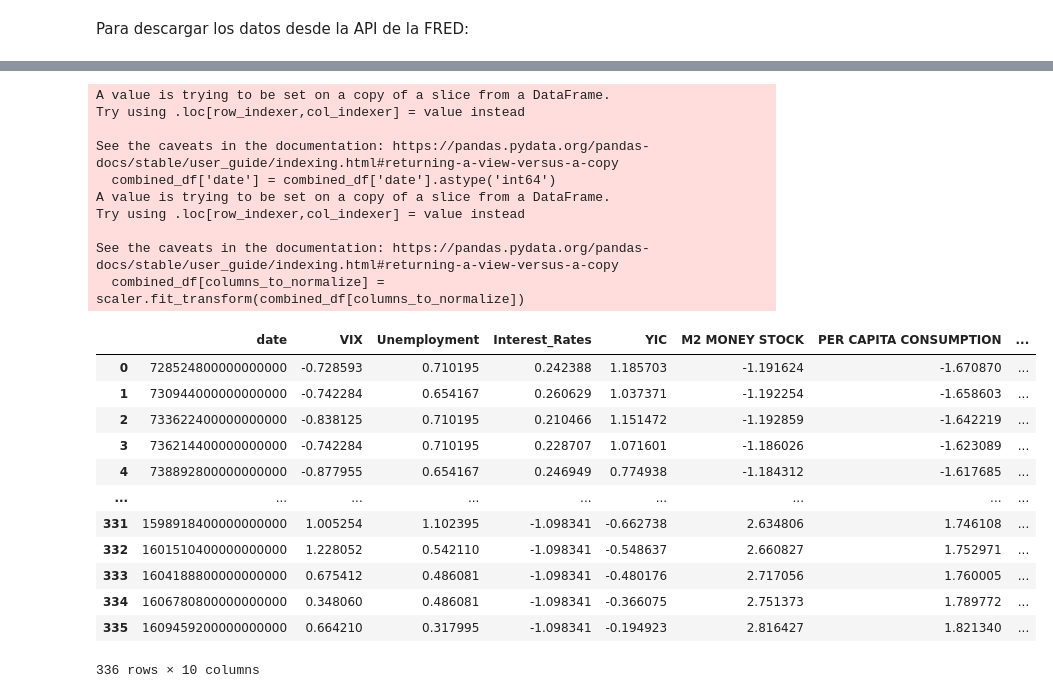
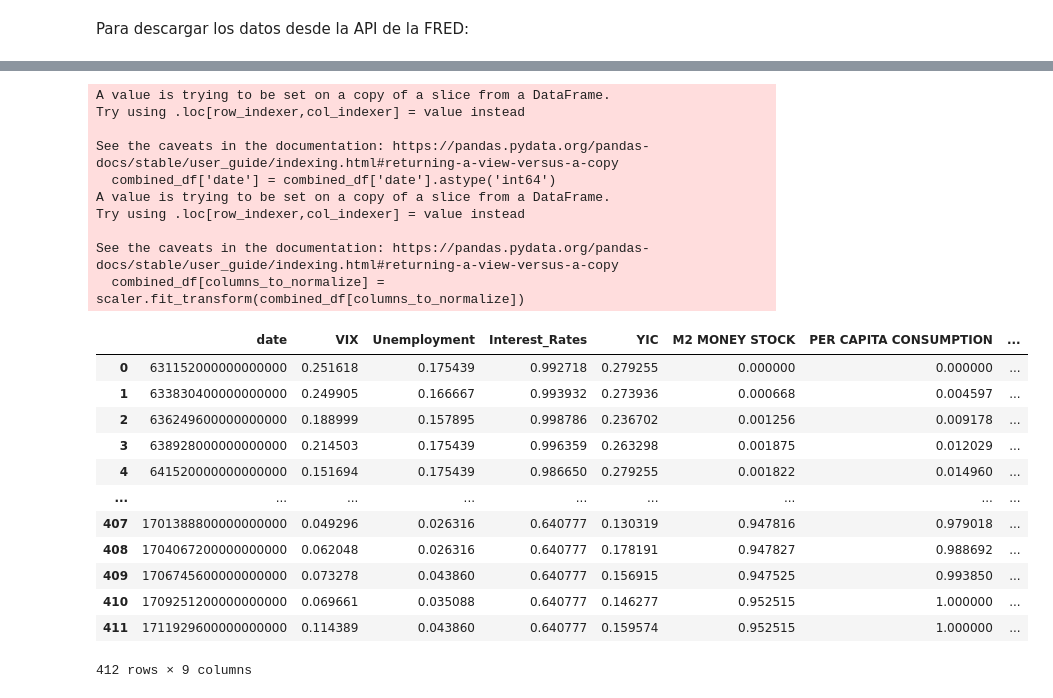
Before and after one commit to ExequielVialPrado/TFM-US-PREDICTION, a Jupyter notebook: tfm_code.ipynb, the cells around one changed output, grey strips where cells are left out. Drawn from its saved outputs; the diff is of its cells as text; code cells hidden in the pictures.

```diff
--- a/tfm_code.ipynb
+++ b/tfm_code.ipynb
@@ -195,0 +193,4 @@ combined_df
+# %%
+combined_df = combined_df[:-1]
+
+combined_df
@@ -202,8 +238,5 @@ columnas = combined_df.columns[1:]
 for col in columnas:
     combined_df[col] = pd.to_numeric(combined_df[col], errors='coerce')
 
-combined_df = combined_df.dropna()
-
 combined_df
-# combined_df.to_excel('dataframe.xlsx')
 # %% [output]
@@ -224,0 +289,4 @@ combined_df.to_excel('dataframe.xlsx', index = False)
+# %%
+# Calcular la división promedio entre cada celda y su celda anterior
+factor_M2 = (combined_df['M2 MONEY STOCK'] / combined_df['M2 MONEY STOCK'].shift(1)).mean(skipna=True)
+factor_PCP = (combined_df['PER CAPITA CONSUMPTION'] / combined_df['PER CAPITA CONSUMPTION'].shift(1)).mean(skipna=True)
@@ -224,0 +299,3 @@ combined_df.to_excel('dataframe.xlsx', index = False)
+# %%
+combined_df['M2 MONEY STOCK'] = combined_df['M2 MONEY STOCK'].fillna(method='ffill') * factor_M2
+combined_df['PER CAPITA CONSUMPTION'] = combined_df['PER CAPITA CONSUMPTION'].fillna(method='ffill') * factor_PCP
@@ -225,43 +345,43 @@ combined_df.to_excel('dataframe.xlsx', index = False)
 # %%
 
 # Convertir la columna de fechas a una representación numérica antes de la división de datos
 combined_df['date'] = combined_df['date'].astype('int64')
 
-scaler = StandardScaler()
+scaler = MinMaxScaler()
 
 # Normalizar el DataFrame excepto la columna 'date'
 columns_to_normalize = combined_df.columns.difference(['date','USREC'])  # Excluir la columna 'date'
 combined_df[columns_to_normalize] = scaler.fit_transform(combined_df[columns_to_normalize])
 
 # Suponiendo que df contiene tu DataFrame original con los datos
 X = combined_df.drop('USREC', axis=1)
 y = combined_df['USREC']
 
 combined_df
 # %% [output]
 A value is trying to be set on a copy of a slice from a DataFrame.
 Try using .loc[row_indexer,col_indexer] = value instead
 
 See the caveats in the documentation: https://pandas.pydata.org/pandas-docs/stable/user_guide/indexing.html#returning-a-view-versus-a-copy
   combined_df['date'] = combined_df['date'].astype('int64')
 A value is trying to be set on a copy of a slice from a DataFrame.
 Try using .loc[row_indexer,col_indexer] = value instead
 
 See the caveats in the documentation: https://pandas.pydata.org/pandas-docs/stable/user_guide/indexing.html#returning-a-view-versus-a-copy
   combined_df[columns_to_normalize] = scaler.fit_transform(combined_df[columns_to_normalize])
 |  | date | VIX | Unemployment | Interest_Rates | YIC | M2 MONEY STOCK | PER CAPITA CONSUMPTION | ... |
-| 0 | 728524800000000000 | -0.728593 | 0.710195 | 0.242388 | 1.185703 | -1.191624 | -1.670870 | ... |
-| 1 | 730944000000000000 | -0.742284 | 0.654167 | 0.260629 | 1.037371 | -1.192254 | -1.658603 | ... |
-| 2 | 733622400000000000 | -0.838125 | 0.710195 | 0.210466 | 1.151472 | -1.192859 | -1.642219 | ... |
-| 3 | 736214400000000000 | -0.742284 | 0.710195 | 0.228707 | 1.071601 | -1.186026 | -1.623089 | ... |
-| 4 | 738892800000000000 | -0.877955 | 0.654167 | 0.246949 | 0.774938 | -1.184312 | -1.617685 | ... |
+| 0 | 631152000000000000 | 0.251618 | 0.175439 | 0.992718 | 0.279255 | 0.000000 | 0.000000 | ... |
+| 1 | 633830400000000000 | 0.249905 | 0.166667 | 0.993932 | 0.273936 | 0.000668 | 0.004597 | ... |
+| 2 | 636249600000000000 | 0.188999 | 0.157895 | 0.998786 | 0.236702 | 0.001256 | 0.009178 | ... |
+| 3 | 638928000000000000 | 0.214503 | 0.175439 | 0.996359 | 0.263298 | 0.001875 | 0.012029 | ... |
+| 4 | 641520000000000000 | 0.151694 | 0.175439 | 0.986650 | 0.279255 | 0.001822 | 0.014960 | ... |
 | ... | ... | ... | ... | ... | ... | ... | ... | ... |
-| 331 | 1598918400000000000 | 1.005254 | 1.102395 | -1.098341 | -0.662738 | 2.634806 | 1.746108 | ... |
-| 332 | 1601510400000000000 | 1.228052 | 0.542110 | -1.098341 | -0.548637 | 2.660827 | 1.752971 | ... |
-| 333 | 1604188800000000000 | 0.675412 | 0.486081 | -1.098341 | -0.480176 | 2.717056 | 1.760005 | ... |
-| 334 | 1606780800000000000 | 0.348060 | 0.486081 | -1.098341 | -0.366075 | 2.751373 | 1.789772 | ... |
-| 335 | 1609459200000000000 | 0.664210 | 0.317995 | -1.098341 | -0.194923 | 2.816427 | 1.821340 | ... |
+| 407 | 1701388800000000000 | 0.049296 | 0.026316 | 0.640777 | 0.130319 | 0.947816 | 0.979018 | ... |
+| 408 | 1704067200000000000 | 0.062048 | 0.026316 | 0.640777 | 0.178191 | 0.947827 | 0.988692 | ... |
+| 409 | 1706745600000000000 | 0.073278 | 0.043860 | 0.640777 | 0.156915 | 0.947525 | 0.993850 | ... |
+| 410 | 1709251200000000000 | 0.069661 | 0.035088 | 0.640777 | 0.146277 | 0.952515 | 1.000000 | ... |
+| 411 | 1711929600000000000 | 0.114389 | 0.043860 | 0.640777 | 0.159574 | 0.952515 | 1.000000 | ... |
-336 rows × 10 columns
+412 rows × 9 columns
 # %%
 
 # Histogramas de las variables estandarizadas
```
Also changed, not shown: parts of 42 cells of this notebook, 1 other file.
